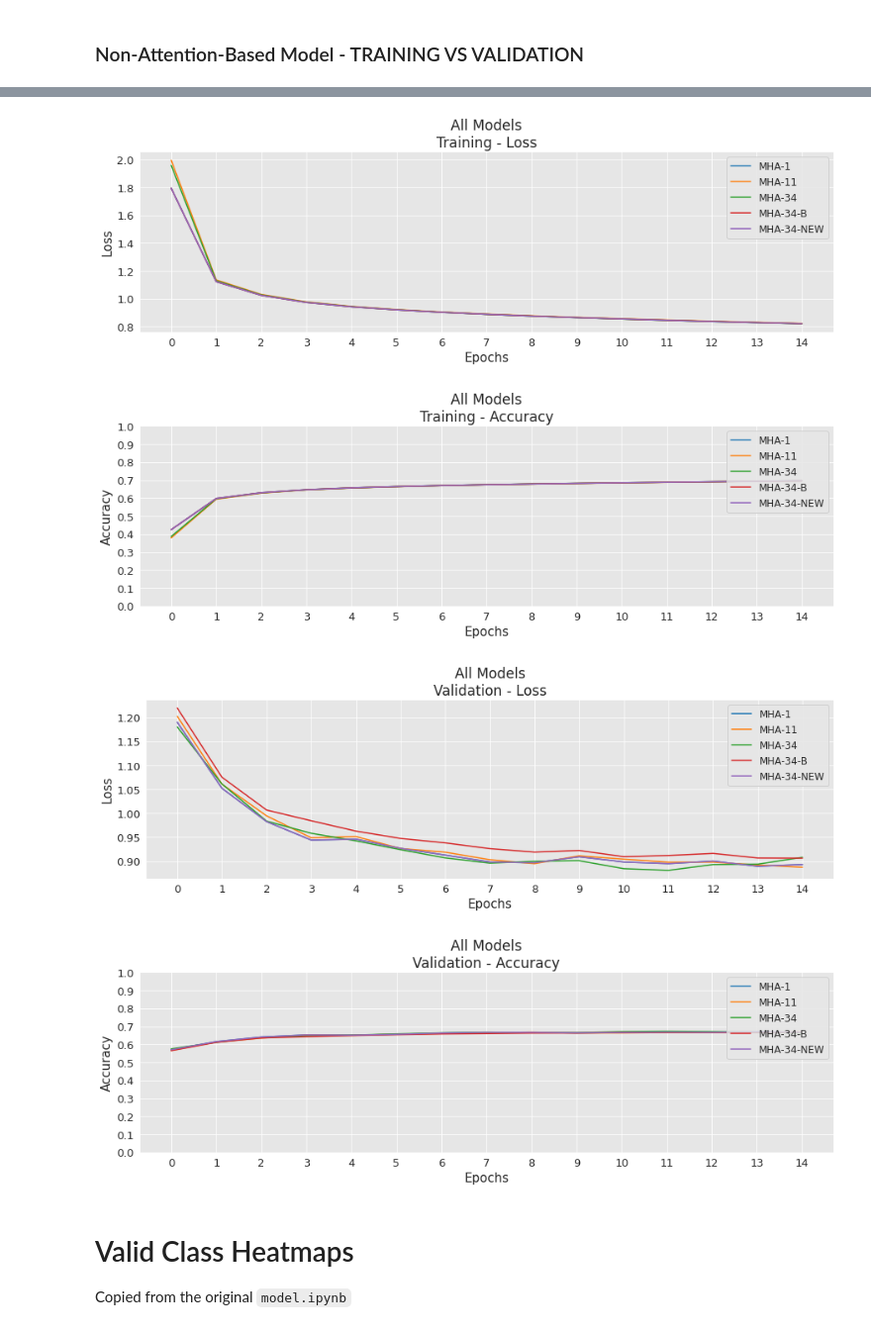
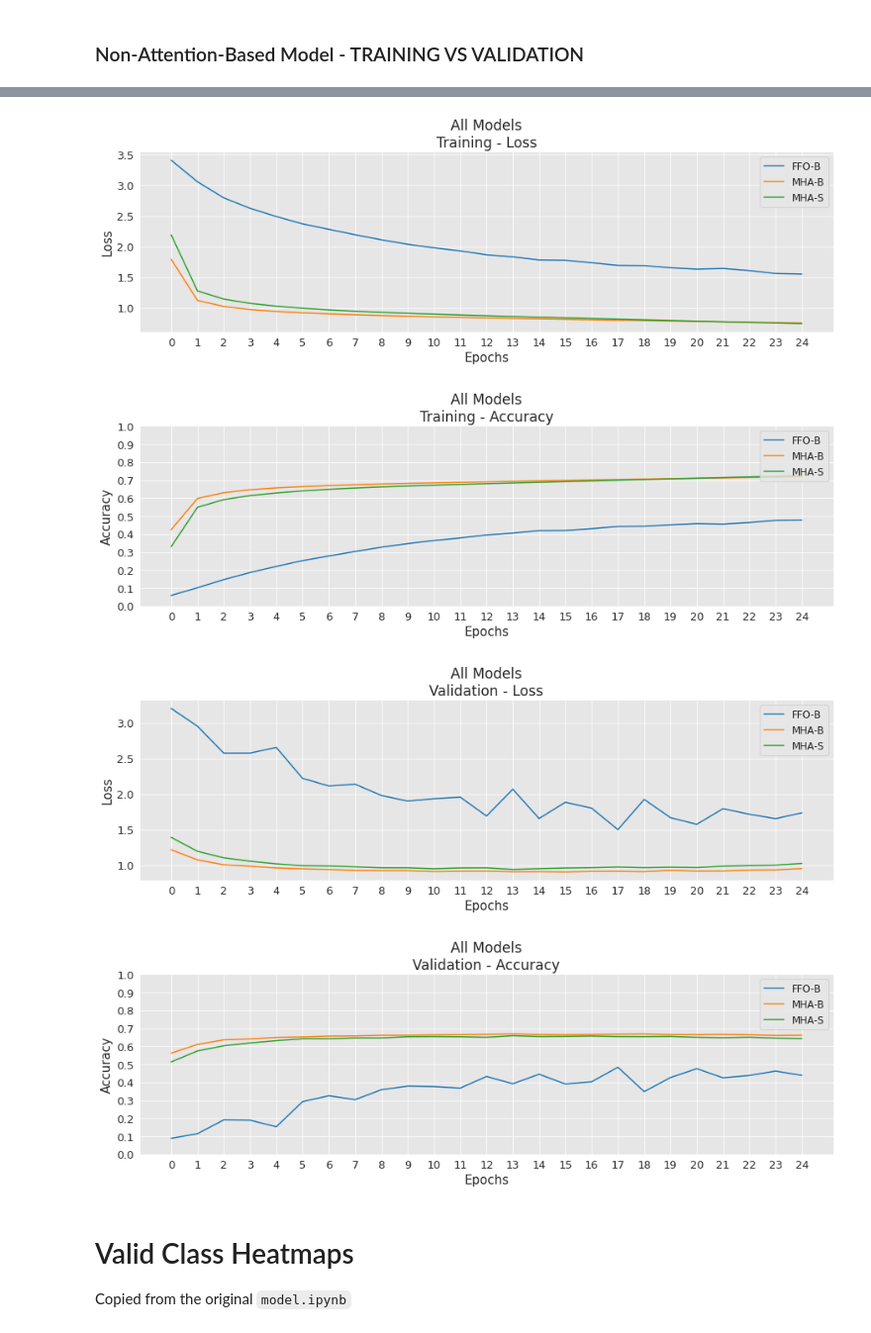
Before and after one commit to TrongTheAlpaca/mahjong_project, a Jupyter notebook: figure_creator.ipynb, the cells around one changed output, grey strips where cells are left out. Shown at 99% size. Cells and saved outputs as stored; diff of their text form; code cells hidden in the pictures.

Commit message:
Added new figures creation.

```diff
--- a/figure_creator.ipynb
+++ b/figure_creator.ipynb
@@ -65,12 +65,15 @@ def seconds_to_hhmmss(s):
 # %%
 model_paths = {
 #     'FFO-POOL':             Path('model_checkpoints/FFO-POOL-2021-05-07'),
-    'MHA-1':           Path('model_checkpoints/MHA-1-POOL-2021-05-05'),
-    'MHA-11':          Path('model_checkpoints/MHA-11-POOL-2021-05-06'),
-    'MHA-34-NEW':          Path('model_checkpoints/MHA-34-POOL-NEW-2021-05-11'),
-    'MHA-34':          Path('model_checkpoints/MHA-34-POOL-2021-05-05'),
-    'MHA-34-B': Path('model_checkpoints/MHA-34-POOL-BALANCED-2021-05-08'),
-#     'MHA-34-DISCARDS':      Path('model_checkpoints/MHA-34-DISCARDS-2021-05-07')
+#     'MHA-1':           Path('model_checkpoints/MHA-1-POOL-2021-05-05'),
+#     'MHA-11':          Path('model_checkpoints/MHA-11-POOL-2021-05-06'),
+#     'MHA-34-NEW':          Path('model_checkpoints/MHA-34-POOL-NEW-2021-05-11'),
+#     'MHA-34':          Path('model_checkpoints/MHA-34-POOL-2021-05-05'),
+#     'MHA-34-B': Path('model_checkpoints/MHA-34-POOL-BALANCED-2021-05-08'),
+#     'MHA-34-DISCARDS':      Path('model_checkpoints/MHA-34-DISCARDS-2021-05-07'),
+    'FFO-B'  : Path('model_checkpoints/FFO-FINAL-BIG-2021-05-15'),
+    'MHA-B'  : Path('model_checkpoints/MHA-1-FINAL-BIG-2021-05-14'),
+    'MHA-S'  : Path('model_checkpoints/MHA-1-FINAL-SMALL-2021-05-14'),
 }
 
 for name, path in model_paths.items():
@@ -229,5 +223,13 @@ if 'FFO-POOL' in df.model.values:
 # %%
-def plot_summary(summaries: pd.DataFrame, column_name: str, title: str, y_label: str, epochs=15):
+def annot_extreme(_ax, xmax, ymax, xcoord, ycoord):
+
+    text= "x={:.3f}, y={:.3f}".format(xmax, ymax)
+    bbox_props = dict(boxstyle="square,pad=0.3", fc="w", ec="k", lw=0.72)
+    arrowprops=dict(arrowstyle="->",connectionstyle="angle,angleA=0,angleB=60",color='black')
+    kw = dict(arrowprops=arrowprops, bbox=bbox_props, ha="left", va="top", annotation_clip=False)
+    _ax.annotate(text, xy=(xmax, ymax), xytext=(xcoord, ycoord), xycoords='data', **kw)
+
+def plot_summary(summaries: pd.DataFrame, column_name: str, title: str, y_label: str, annot_coords: list = None, epochs=25):
 
     title_fontsize = 17
     ticks_fontsize = 13
@@ -239,8 +241,14 @@ def plot_summary(summaries: pd.DataFrame, column_name: str, title: str, y_label:
     ax = plt.axes()
 
 
-    for summary in [y for x, y in summaries.groupby('model', as_index=False)]:
+    for i, summary in enumerate([y for x, y in summaries.groupby('model', as_index=False)]):
         plt.plot(summary[column_name][0:epochs], label=summary['model'][0])
+
+        if annot_coords is not None:
+            x, y = annot_coords[i]
+            max_y = summary[column_name][0:epochs].max()
+            max_x = summary[column_name][0:epochs].argmax()
+            annot_extreme(ax, max_x, max_y, x, y)
 
     plt.title('All Models\n' + title, fontsize=title_fontsize)
     plt.xlabel('Epochs', fontsize=label_fontsize)
@@ -249,6 +257,8 @@ def plot_summary(summaries: pd.DataFrame, column_name: str, title: str, y_label:
 
     step = range(epochs)
     plt.xticks(step, fontsize=ticks_fontsize)
+
+
 
     if y_label == 'Accuracy':
         plt.yticks(np.arange(0.0, 1.1, 0.1), fontsize=ticks_fontsize)
@@ -256,39 +266,46 @@ def plot_summary(summaries: pd.DataFrame, column_name: str, title: str, y_label:
         plt.yticks(fontsize=ticks_fontsize)
 
     file_name = title.replace(' ', '').replace('-', '_').lower()
     plt.savefig(Path('figures') / f'ALL_{file_name}.png', bbox_inches='tight')
 
     plt.show()
+    plt.close()
 
-# filtered_df = df[df.model != 'FFO-POOL']  # Filtering away certain models
+
+# filtered_df = df[df.model != 'MHA-S']  # Filtering away certain models
 filtered_df = df
 
 # Training
 plot_summary(summaries=filtered_df,
              column_name='train_loss',
              title='Training - Loss',
              y_label='Loss')
 
 plot_summary(summaries=filtered_df,
              column_name='train_acc',
              title='Training - Accuracy',
              y_label='Accuracy')
 
 # Validation
 plot_summary(summaries=filtered_df,
              column_name='val_loss',
              title='Validation - Loss',
              y_label='Loss')
 
 plot_summary(summaries=filtered_df,
              column_name='val_acc',
              title='Validation - Accuracy',
-             y_label='Accuracy')
+             y_label='Accuracy',
+#             annot_coords=[(17, 0.2),
+#                           (5, 1),
+#                           (5, 0.6)
+#                          ]
+            )
 # %% [output]
-[figure, old version]
+[figure, new version]
-[figure, old version]
+[figure, new version]
-[figure, old version]
+[figure, new version]
-[figure, old version]
+[figure, new version]
 # %% [markdown]
 # Valid Class Heatmaps
 Copied from the original `model.ipynb`
```
Also changed, not shown: parts of 24 cells of this notebook, 3 other files.
